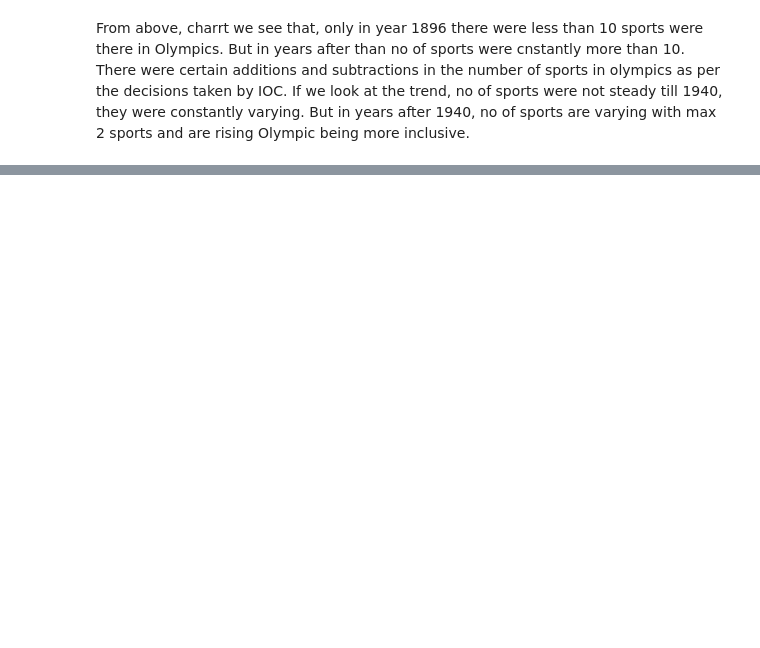
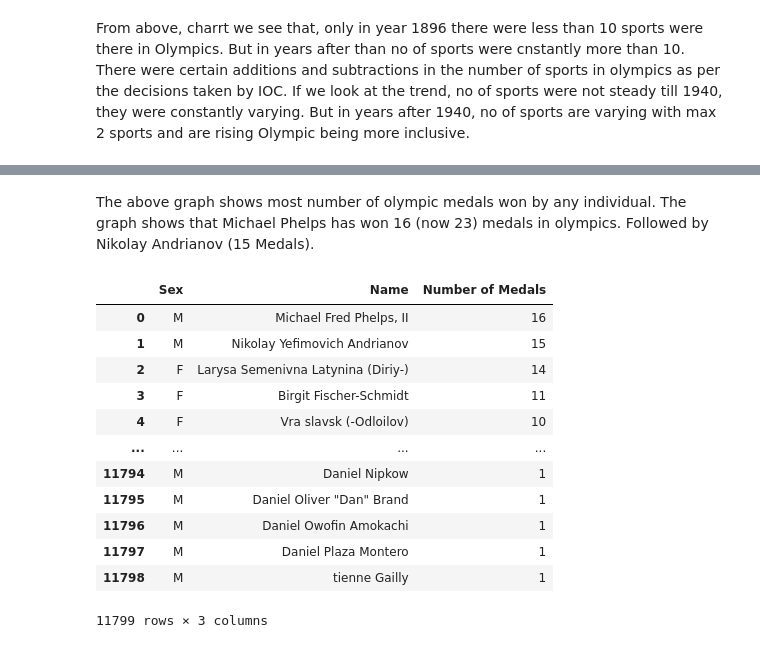
Before and after one commit to PatilOjas/Data_Analytics_Lab, a Jupyter notebook: Exp 1/DA_Exp1.ipynb, the cells around one changed output, grey strips where cells are left out. Cells and saved outputs as stored; diff of their text form; code cells hidden in the pictures; blank space fills up the shorter version.

```diff
--- a/Exp 1/DA_Exp1.ipynb
+++ b/Exp 1/DA_Exp1.ipynb
@@ -468,7 +476,7 @@ df_Summer[df_Summer['region'] == 'Tuvalu']
 # x
 # %%
 # Filling null values in medals by Bronze
-df_Summer['Medal'] = df_Summer['Medal'].fillna('Bronze')
+df_Summer = df_Summer.dropna(subset=['Medal'])
 df_Summer['Medal'].isnull().sum()
 # %% [output]
 0
@@ -556,0 +526,21 @@ df_Summer[df_Summer['Name'] == 'Nikolay Yefimovich Andrianov'].drop_duplicates()
+# %% [markdown]
+The above graph shows most number of olympic medals won by any individual.
+The graph shows that Michael Phelps has won 16 (now 23) medals in olympics. Followed by Nikolay Andrianov (15 Medals).
+# %%
+most_medals_by_indvidual = df_Summer[['Name', 'Sex','Year', 'Medal']].value_counts(['Sex','Name']).reset_index()
+most_medals_by_indvidual = most_medals_by_indvidual.rename(columns={0:"Number of Medals"})
+most_medals_by_indvidual
+# %% [output]
+|  | Sex | Name | Number of Medals |
+| 0 | M | Michael Fred Phelps, II | 16 |
+| 1 | M | Nikolay Yefimovich Andrianov | 15 |
+| 2 | F | Larysa Semenivna Latynina (Diriy-) | 14 |
+| 3 | F | Birgit Fischer-Schmidt | 11 |
+| 4 | F | Vra slavsk (-Odloilov) | 10 |
+| ... | ... | ... | ... |
+| 11794 | M | Daniel Nipkow | 1 |
+| 11795 | M | Daniel Oliver "Dan" Brand | 1 |
+| 11796 | M | Daniel Owofin Amokachi | 1 |
+| 11797 | M | Daniel Plaza Montero | 1 |
+| 11798 | M | tienne Gailly | 1 |
+11799 rows × 3 columns
```
Also changed, not shown: parts of 17 cells of this notebook.
